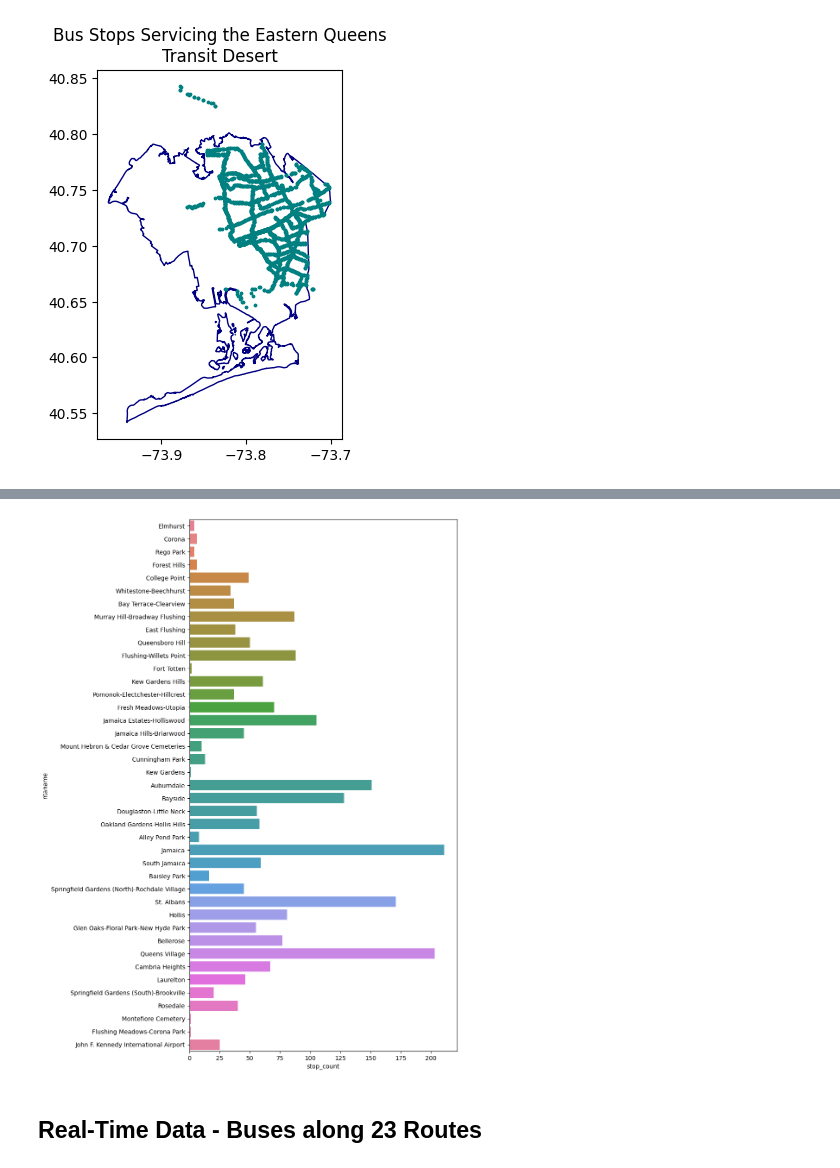
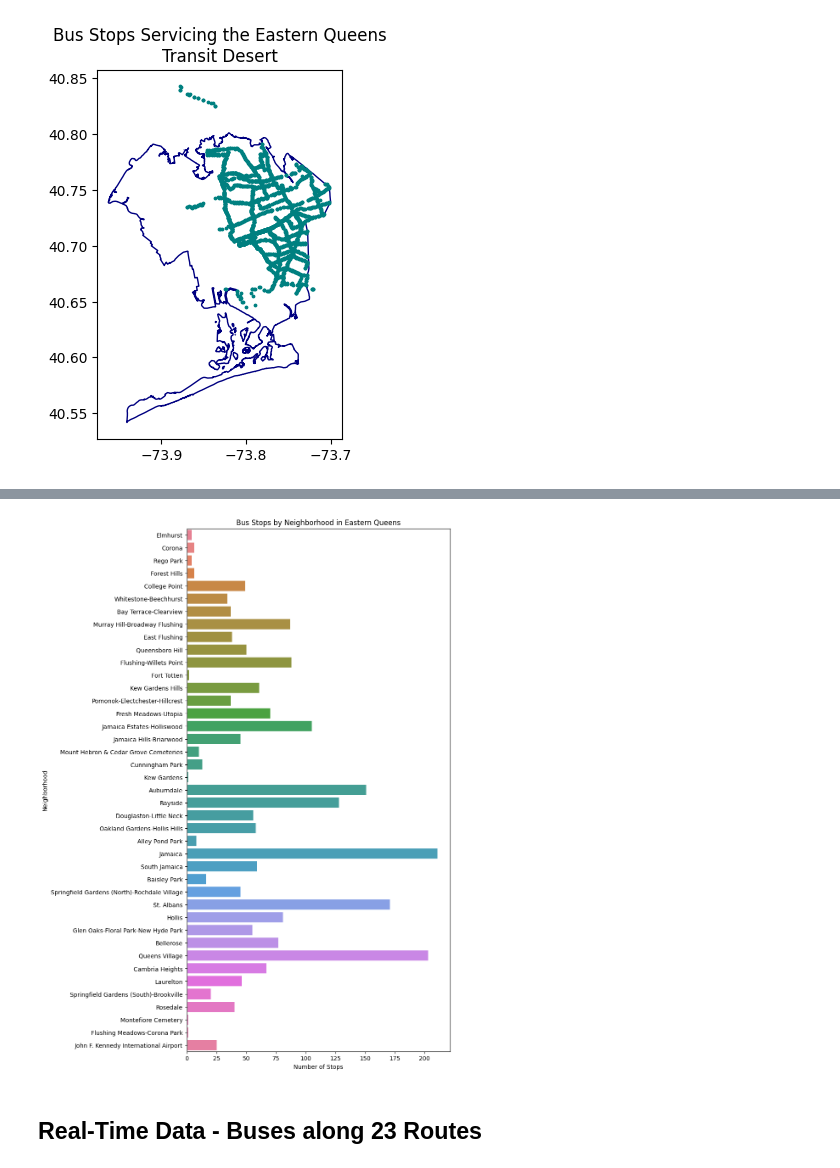
Before and after one commit to dmehta94/project-capstone-transit-inequity-eastern-queens, a Jupyter notebook: code/exploratory_data_analysis.ipynb, the cells around one changed output, grey strips where cells are left out. Saved outputs shown, nothing was run; the diff lists cells and outputs as text; code cells hidden in the pictures.

```diff
--- a/code/exploratory_data_analysis.ipynb
+++ b/code/exploratory_data_analysis.ipynb
@@ -209,13 +224,18 @@ eastern_queens_neighborhoods = queens_neighborhoods[queens_neighborhoods['stop_c
 # %%
 plt.figure(figsize = (8, 16))
 sns.barplot(
     data = eastern_queens_neighborhoods,
     x = 'stop_count',
     y = 'ntaname',
     hue = 'ntaname'
-);
+)
+plt.title('Bus Stops by Neighborhood in Eastern Queens')
+plt.xlabel('Number of Stops')
+plt.ylabel('Neighborhood')
+plt.savefig('../images/eastern_queens_bus_stops_by_neighborhood.png', dpi = 300)
+plt.show();
 # %% [output]
-[figure, old version]
+[figure, new version]
 # %% [markdown]
 ## Real-Time Data - Buses along 23 Routes
 # %%
```
Also changed, not shown: parts of 9 cells of this notebook, 30 other files.
